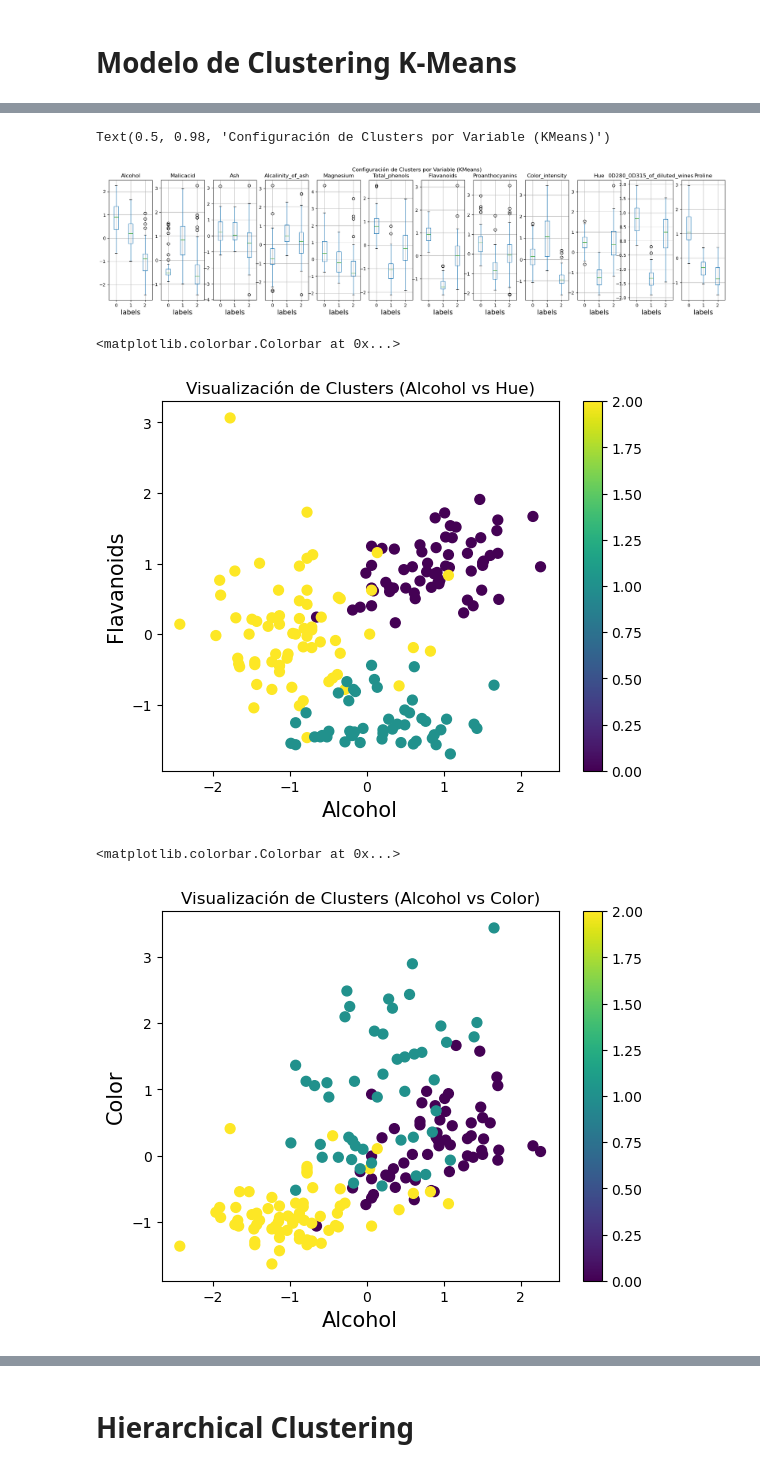
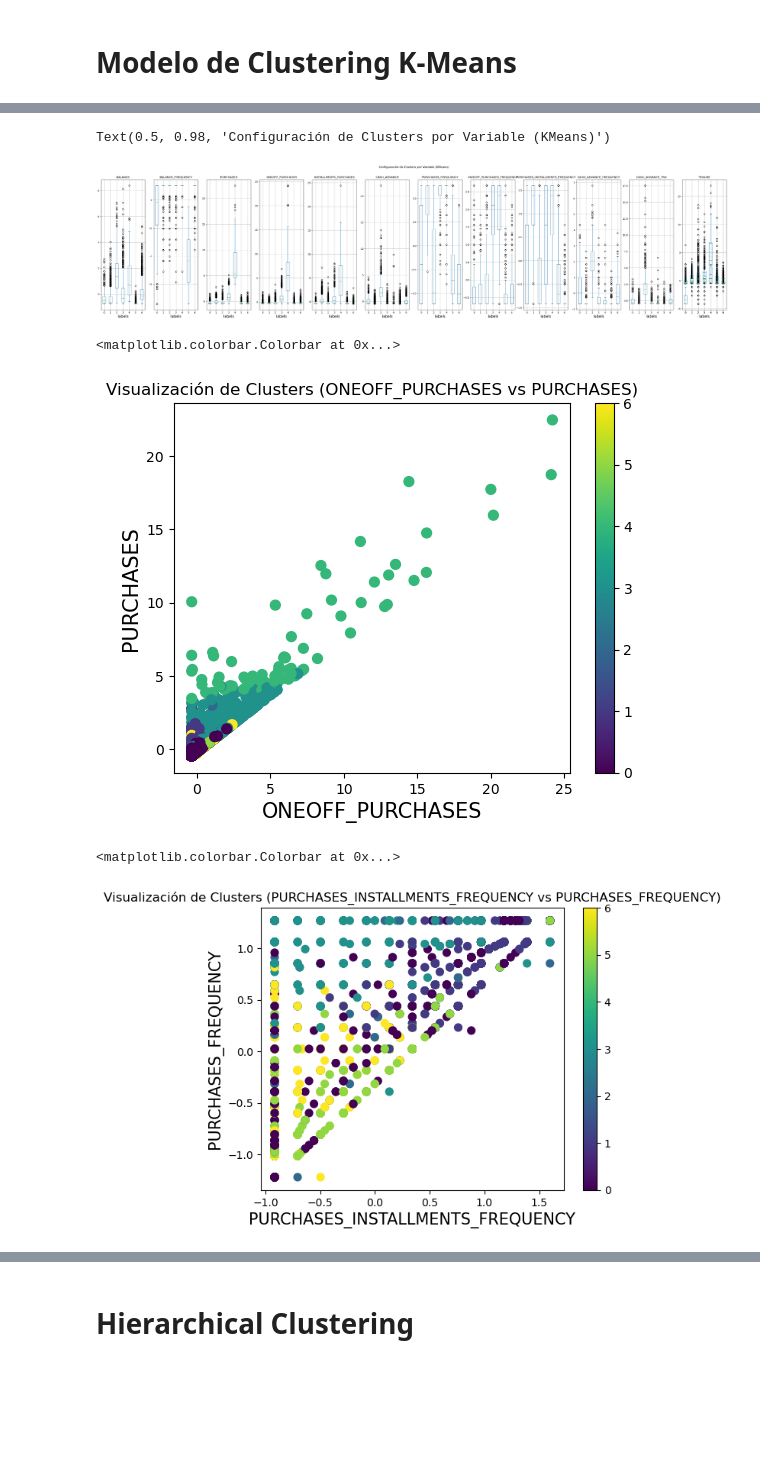
Before and after one commit to AI-YAZMIN-VILLEGAS/EBAC, a Jupyter notebook: Tareas/Tarea M45 - AD- YAZMIN VILLEGAS.ipynb, the cells around one changed output, grey strips where cells are left out. Cells and saved outputs as stored; diff of their text form; code cells hidden in the pictures; blank space fills up the shorter version.

```diff
--- a/Tareas/Tarea M45 - AD- YAZMIN VILLEGAS.ipynb
+++ b/Tareas/Tarea M45 - AD- YAZMIN VILLEGAS.ipynb
@@ -349,0 +396,2 @@ df2=df2.drop('CUST_ID',axis=1)
+# %%
+df2 = df2.drop(['CREDIT_LIMIT'],axis=1)
@@ -350,2 +408,2 @@ df2=df2.drop('CUST_ID',axis=1)
 # %%
-df2=df2.dropna()
+#df2.dropna()
@@ -374,4 +448,4 @@ array([0, 8, 3, ..., 0, 0, 0], dtype=int32)
 # %%
-kmeans =  KMeans(n_clusters=3, n_init = 15, random_state=1)
+kmeans =  KMeans(n_clusters=7, n_init = 15, random_state=1)
 kmeans.fit(df2)
 # %% [output]
@@ -383,4 +457,4 @@ array([0, 8, 3, ..., 0, 0, 0], dtype=int32)
 # %%
-kmeans = KMeans(n_clusters=3,n_init=15,random_state=1)
+kmeans = KMeans(n_clusters=7,n_init=15,random_state=1)
 kmeans.fit(df2)
 # %% [output]
@@ -469,40 +561,43 @@ plt.show()
 # %%
-fig, ax = plt.subplots(1,12, figsize=(24,5))
-df_labeled.boxplot('Alcohol','labels',ax=ax[0])
-df_labeled.boxplot('Malicacid','labels',ax=ax[1])
-df_labeled.boxplot('Ash','labels',ax=ax[2])
-df_labeled.boxplot('Alcalinity_of_ash','labels',ax=ax[3])
-df_labeled.boxplot('Magnesium','labels',ax=ax[4])
-df_labeled.boxplot('Total_phenols','labels',ax=ax[5])
-df_labeled.boxplot('Flavanoids','labels',ax=ax[6])
-df_labeled.boxplot('Proanthocyanins','labels',ax=ax[7])
-df_labeled.boxplot('Color_intensity','labels',ax=ax[8])
-df_labeled.boxplot('Hue','labels',ax=ax[9])
-df_labeled.boxplot('0D280_0D315_of_diluted_wines','labels',ax=ax[10])
-df_labeled.boxplot('Proline','labels',ax=ax[11])
+fig, ax = plt.subplots(1,12, figsize=(45,10))
+df_labeled.boxplot('BALANCE','labels',ax=ax[0])
+df_labeled.boxplot('BALANCE_FREQUENCY','labels',ax=ax[1])
+df_labeled.boxplot('PURCHASES','labels',ax=ax[2])
+df_labeled.boxplot('ONEOFF_PURCHASES','labels',ax=ax[3])
+df_labeled.boxplot('INSTALLMENTS_PURCHASES','labels',ax=ax[4])
+df_labeled.boxplot('CASH_ADVANCE','labels',ax=ax[5])
+df_labeled.boxplot('PURCHASES_FREQUENCY','labels',ax=ax[6])
+df_labeled.boxplot('ONEOFF_PURCHASES_FREQUENCY','labels',ax=ax[7])
+df_labeled.boxplot('PURCHASES_INSTALLMENTS_FREQUENCY','labels',ax=ax[8])
+df_labeled.boxplot('CASH_ADVANCE_FREQUENCY','labels',ax=ax[9])
+df_labeled.boxplot('CASH_ADVANCE_TRX','labels',ax=ax[10])
+df_labeled.boxplot('PURCHASES_TRX','labels',ax=ax[11])
+df_labeled.boxplot('PAYMENTS','labels',ax=ax[11])
+df_labeled.boxplot('PRC_FULL_PAYMENT','labels',ax=ax[11])
+df_labeled.boxplot('TENURE','labels',ax=ax[11])
 fig.suptitle('Configuración de Clusters por Variable (KMeans)')
 # %% [output]
 Text(0.5, 0.98, 'Configuración de Clusters por Variable (KMeans)')
-[figure, old version]
+[figure, new version]
 # %%
 fig = plt.figure()
 ax = fig.add_subplot(111)
-scatter = ax.scatter(df_labeled['Alcohol'],df_labeled['Flavanoids'],c=df_labeled['labels'],s=50)
-ax.set_title('Visualización de Clusters (Alcohol vs Hue)')
-ax.set_xlabel('Alcohol')
-ax.set_ylabel('Flavanoids')
+scatter = ax.scatter(df_labeled['ONEOFF_PURCHASES'],df_labeled['PURCHASES'],c=df_labeled['labels'],s=50)
+ax.set_title('Visualización de Clusters (ONEOFF_PURCHASES vs PURCHASES)')
+ax.set_xlabel('ONEOFF_PURCHASES')
+ax.set_ylabel('PURCHASES')
 plt.colorbar(scatter)
 # %% [output]
 <matplotlib.colorbar.Colorbar at 0x...>
-[figure, old version]
+[figure, new version]
 # %%
 fig = plt.figure()
 ax = fig.add_subplot(111)
-scatter = ax.scatter(df_labeled['Alcohol'],df_labeled['Color_intensity'],c=df_labeled['labels'],s=50)
-ax.set_title('Visualización de Clusters (Alcohol vs Color)')
-ax.set_xlabel('Alcohol')
-ax.set_ylabel('Color')
+scatter = ax.scatter(df_labeled['PURCHASES_INSTALLMENTS_FREQUENCY'],df_labeled['PURCHASES_FREQUENCY'],c=df_labeled['labels'],s=50)
+ax.set_title('Visualización de Clusters (PURCHASES_INSTALLMENTS_FREQUENCY vs PURCHASES_FREQUENCY)')
+ax.set_xlabel('PURCHASES_INSTALLMENTS_FREQUENCY')
+ax.set_ylabel('PURCHASES_FREQUENCY')
 plt.colorbar(scatter)
 # %% [output]
 <matplotlib.colorbar.Colorbar at 0x...>
-[figure, old version]
+[figure, new version]
```
Also changed, not shown: parts of 55 cells of this notebook.
